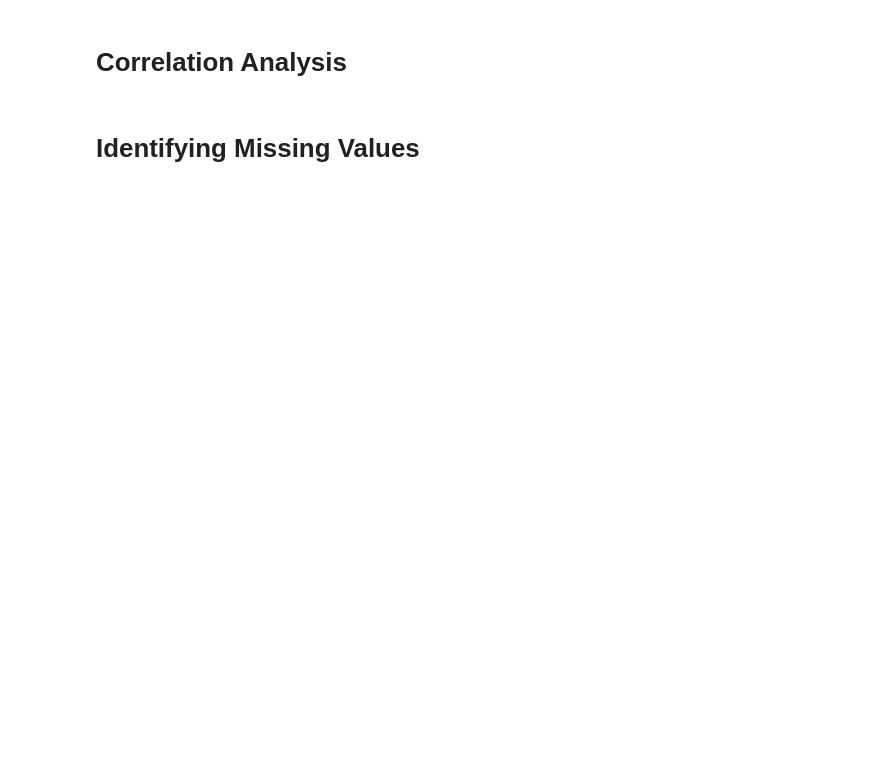
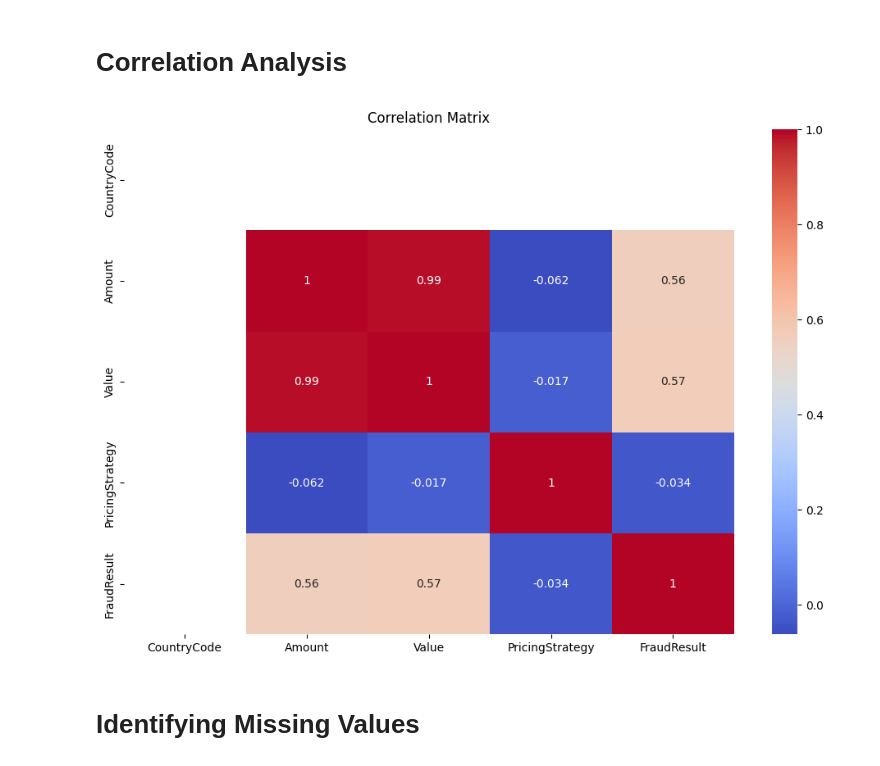
Before and after one commit to habteyesasfaw/Bati-Bank-Credit-Scoring, a Jupyter notebook: notebooks/EDA.ipynb, the cells around one changed output. Drawn from its saved outputs; the diff is of its cells as text; code cells hidden in the pictures; blank space fills up the shorter version.

```diff
--- a/notebooks/EDA.ipynb
+++ b/notebooks/EDA.ipynb
@@ -76,11 +159,18 @@ for feature in categorical_features:
 # %% [markdown]
  # Correlation Analysis
 # %%
-corr_matrix = df.corr()
-plt.figure(figsize=(12,8))
+numerical_df = df.select_dtypes(include=[np.number])
+
+# Calculate the correlation matrix only for numerical columns
+corr_matrix = numerical_df.corr()
+
+# Plot the heatmap for the correlation matrix
+plt.figure(figsize=(12, 8))
 sns.heatmap(corr_matrix, annot=True, cmap='coolwarm')
 plt.title('Correlation Matrix')
 plt.show()
+# %% [output]
+[figure, added]
 # %% [markdown]
 #   Identifying Missing Values
 # %%
```
Also changed, not shown: parts of 3 cells of this notebook.
